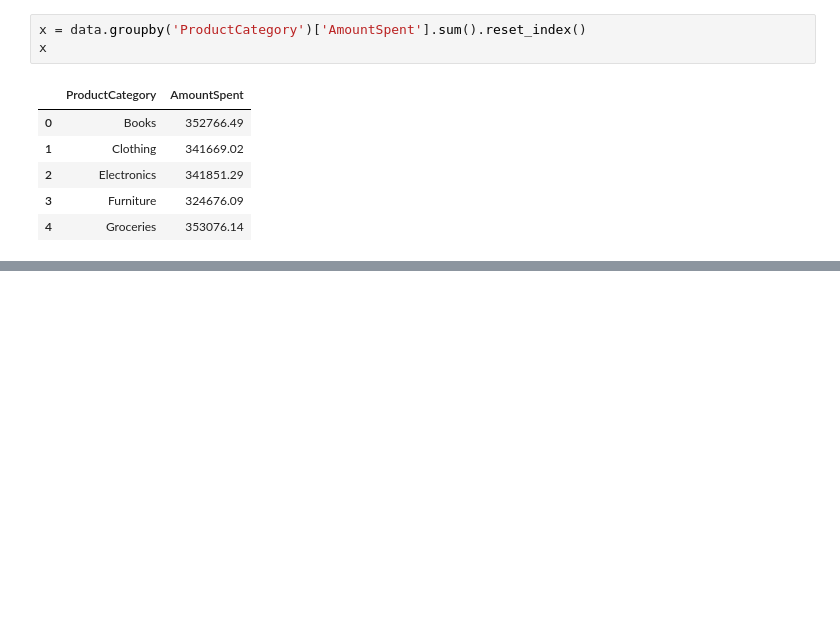
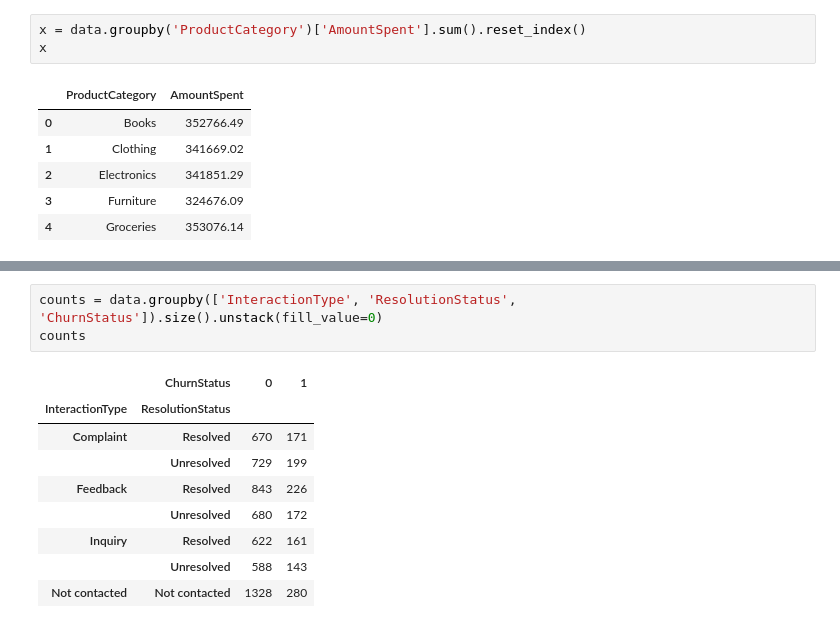
Before and after one commit to pavanrajkg04/Job_based_projects, a Jupyter notebook: Data Science/LLoyd Bank/Task 1: Data gathering and exploratory analysis/TaskOne.ipynb, the cells around one changed output, grey strips where cells are left out. Saved outputs shown, nothing was run; the diff lists cells and outputs as text; blank space fills up the shorter version.

```diff
--- a/Data Science/LLoyd Bank/Task 1: Data gathering and exploratory analysis/TaskOne.ipynb
+++ b/Data Science/LLoyd Bank/Task 1: Data gathering and exploratory analysis/TaskOne.ipynb
@@ -109,0 +110,13 @@ plt.legend(loc='lower center',fontsize=10, title_fontsize=12, ncol=5)
+# %%
+counts = data.groupby(['InteractionType', 'ResolutionStatus', 'ChurnStatus']).size().unstack(fill_value=0)
+counts
+# %% [output]
+|  | ChurnStatus | 0 | 1 |
+| InteractionType | ResolutionStatus |  |  |
+| Complaint | Resolved | 670 | 171 |
+|  | Unresolved | 729 | 199 |
+| Feedback | Resolved | 843 | 226 |
+|  | Unresolved | 680 | 172 |
+| Inquiry | Resolved | 622 | 161 |
+|  | Unresolved | 588 | 143 |
+| Not contacted | Not contacted | 1328 | 280 |
```
Also changed, not shown: parts of 2 cells of this notebook.
